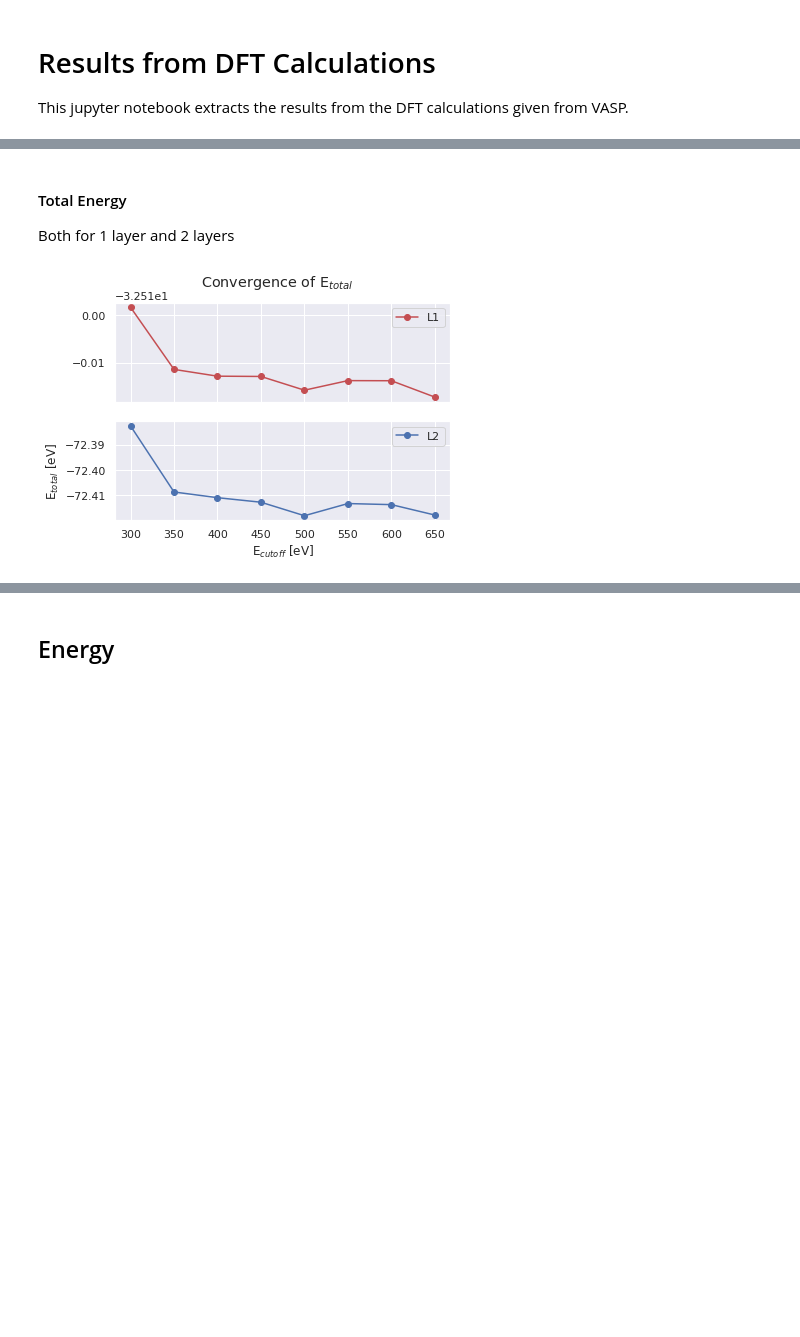
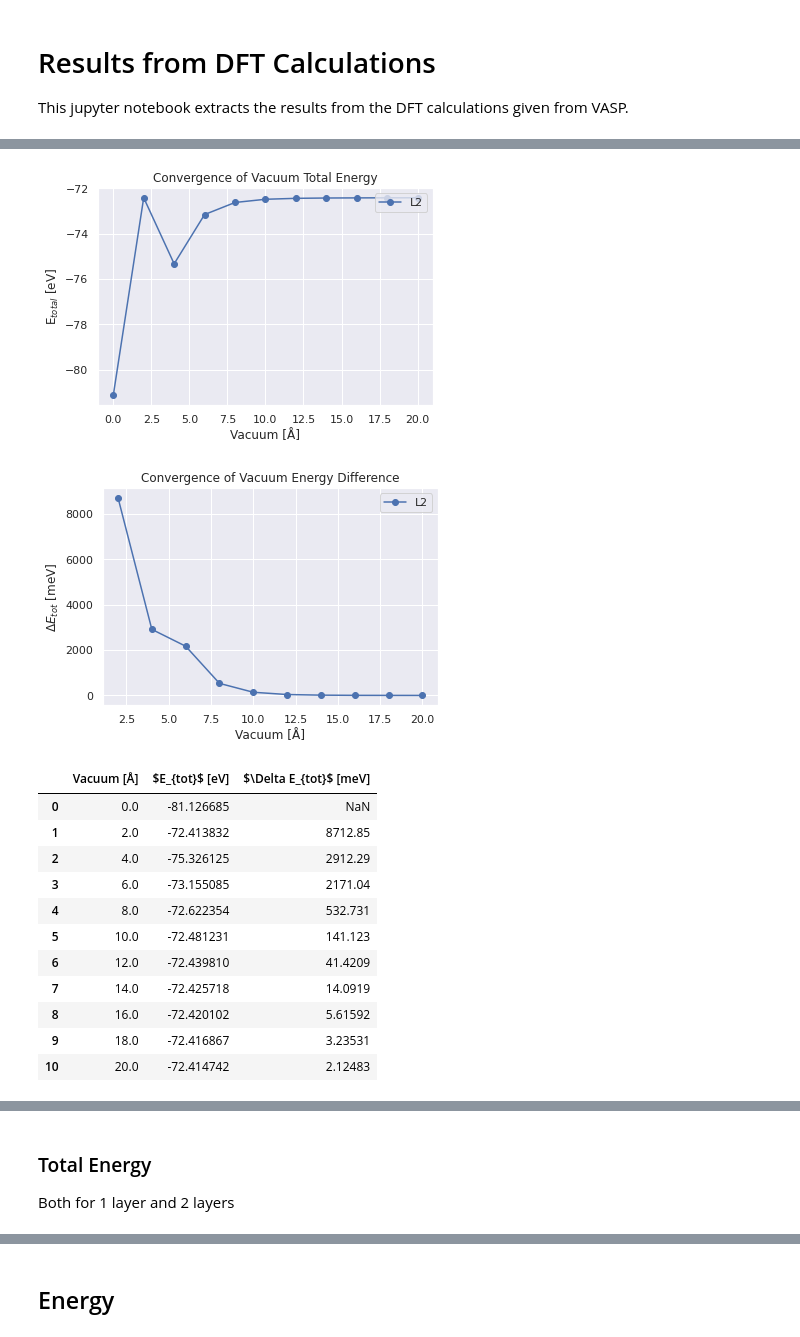
Before and after one commit to Moejay10/DFT, a Jupyter notebook: Results/Notebooks/2D_Analysis.ipynb, the cells around one changed output, grey strips where cells are left out. Drawn from its saved outputs; the diff is of its cells as text; code cells hidden in the pictures; blank space fills up the shorter version.

```diff
--- a/Results/Notebooks/2D_Analysis.ipynb
+++ b/Results/Notebooks/2D_Analysis.ipynb
@@ -44,0 +83,48 @@ plt.show()
+# %%
+thisdir = '../Layers/convergence_Results/L2'
+filepaths, filenames = readFilesFromDirectory(thisdir)
+data2 = readEnergyFromFile(filepaths, filenames)
+
+l2 = pd.DataFrame({"Vacuum [Å]": vacuum, "$E_{tot}$ [eV]": data2['vacuum.txt']})
+
+diff = []
+diff.append('NaN')
+for i in range(1, len(data2['vacuum.txt'])):
+    temp_value = (abs(data2['vacuum.txt'][i] - data2['vacuum.txt'][i-1])*1000)
+    diff.append((temp_value))
+
+l2['$\Delta E_{tot}$ [meV]'] = diff
+
+
+plt.title('Convergence of Vacuum Total Energy')
+plt.plot(vacuum, l2['$E_{tot}$ [eV]'], "-ob", label='L2')
+plt.legend(loc="upper right")
+plt.xlabel("Vacuum [Å]")
+plt.ylabel("E$_{total}$ [eV]")
+plt.show()
+
+plt.title('Convergence of Vacuum Energy Difference')
+plt.plot(vacuum[1:], l2['$\Delta E_{tot}$ [meV]'][1:], "-ob", label='L2')
+plt.legend(loc="upper right")
+plt.xlabel("Vacuum [Å]")
+plt.ylabel("$\Delta E_{tot}$ [meV]")
+plt.show()
+
+display(l2)
+l2 = l2.round(3)
+print(l2.to_latex(index = False, multirow = True, longtable = True))
+# %% [output]
+[figure, added]
+[figure, added]
+|  | Vacuum [Å] | $E_{tot}$ [eV] | $\Delta E_{tot}$ [meV] |
+| 0 | 0.0 | -81.126685 | NaN |
+| 1 | 2.0 | -72.413832 | 8712.85 |
+| 2 | 4.0 | -75.326125 | 2912.29 |
+| 3 | 6.0 | -73.155085 | 2171.04 |
+| 4 | 8.0 | -72.622354 | 532.731 |
+| 5 | 10.0 | -72.481231 | 141.123 |
+| 6 | 12.0 | -72.439810 | 41.4209 |
+| 7 | 14.0 | -72.425718 | 14.0919 |
+| 8 | 16.0 | -72.420102 | 5.61592 |
+| 9 | 18.0 | -72.416867 | 3.23531 |
+| 10 | 20.0 | -72.414742 | 2.12483 |
@@ -45,20 +148,3 @@ plt.show()
 # %% [markdown]
-#### Total Energy
+### Total Energy
 Both for 1 layer and 2 layers
-# %%
-total_energy1 = data1['ecut1.txt'].dropna()
-total_energy2 = data2['ecut1.txt'].dropna()
-cutoff = np.linspace(300, 650, 8)
-
-fig, (ax1, ax2) = plt.subplots(2, sharex=True)
-fig.suptitle('Convergence of E$_{total}$')
-
-ax1.plot(cutoff, total_energy1, "-or", label='L1')
-ax1.legend(loc="upper right")
-ax2.plot(cutoff, total_energy2, "-ob", label='L2')
-ax2.legend(loc="upper right")
-plt.xlabel("E$_{cutoff}$ [eV]")
-plt.ylabel("E$_{total}$ [eV]")
-plt.show()
-# %% [output]
-[figure, removed]
```
Also changed, not shown: parts of 9 cells of this notebook, 1 other file.
